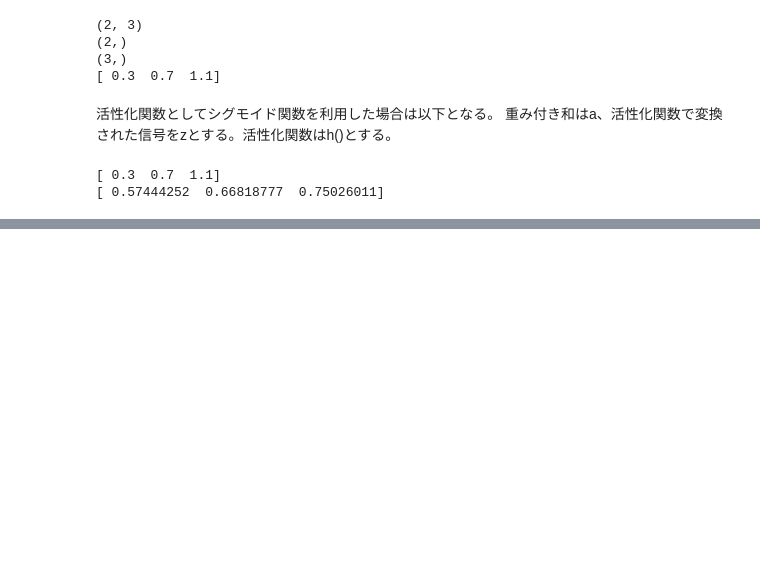
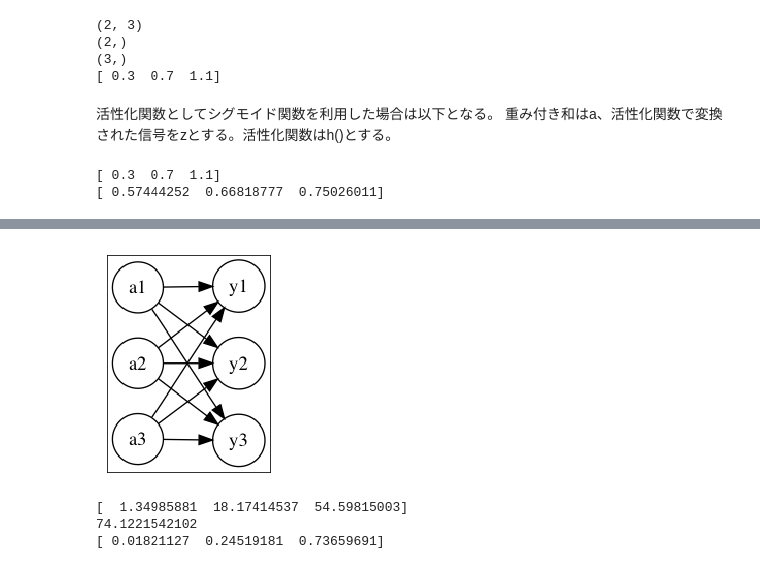
Before and after one commit to kamujun/exercise_of_deep_larning_from_scratch, a Jupyter notebook: notebooks/section3.ipynb, the cells around one changed output, grey strips where cells are left out. Saved outputs shown, nothing was run; the diff lists cells and outputs as text; code cells hidden in the pictures; blank space fills up the shorter version.

```diff
--- a/notebooks/section3.ipynb
+++ b/notebooks/section3.ipynb
@@ -464,0 +554,62 @@ B2 = np.array([0.1, 0.2])
+# %%
+# ソフトマックス関数
+
+import matplotlib.pyplot as plt
+from matplotlib.image import imread
+from graphviz import Digraph
+
+f = Digraph(format="png")
+f.attr(rankdir='LR')
+
+f.attr('node', shape='circle')
+
+f.edge('a1', 'y1', len='10')
+f.edge('a2', 'y1', len='10')
+f.edge('a3', 'y1', len='10')
+f.edge('a1', 'y2', len='10')
+f.edge('a2', 'y2', len='10')
+f.edge('a3', 'y2', len='10')
+f.edge('a1', 'y3', len='10')
+f.edge('a2', 'y3', len='10')
+f.edge('a3', 'y3', len='10')
+
+
+f.render("../docs/neural_network")
+
+img = imread('../docs/neural_network.png')
+plt.figure(figsize=(6,4))
+plt.imshow(img)
+
+
+ax = plt.gca() # get current axis
+
+# 枠線非表示
+#ax.spines["right"].set_color("none")  # 右消し
+#ax.spines["left"].set_color("none")   # 左消し
+#ax.spines["top"].set_color("none")    # 上消し
+#ax.spines["bottom"].set_color("none") # 下消し
+
+## 目盛を非表示にする
+ax.tick_params(axis='x', which='both', top='off', bottom='off', labelbottom='off')
+ax.tick_params(axis='y', which='both', left='off', right='off', labelleft='off')
+
+plt.show()
+# %% [output]
+[figure, added]
+# %%
+# ソフトマックス関数の実装
+
+a = np.array([0.3, 2.9, 4.0])
+
+exp_a = np.exp(a)
+print(exp_a)
+
+sum_exp_a = np.sum(exp_a)
+print(sum_exp_a)
+
+y = exp_a / sum_exp_a
+print(y)
+# %% [output]
+[  1.34985881  18.17414537  54.59815003]
+74.1221542102
+[ 0.01821127  0.24519181  0.73659691]
```
Also changed, not shown: parts of 13 cells of this notebook.
